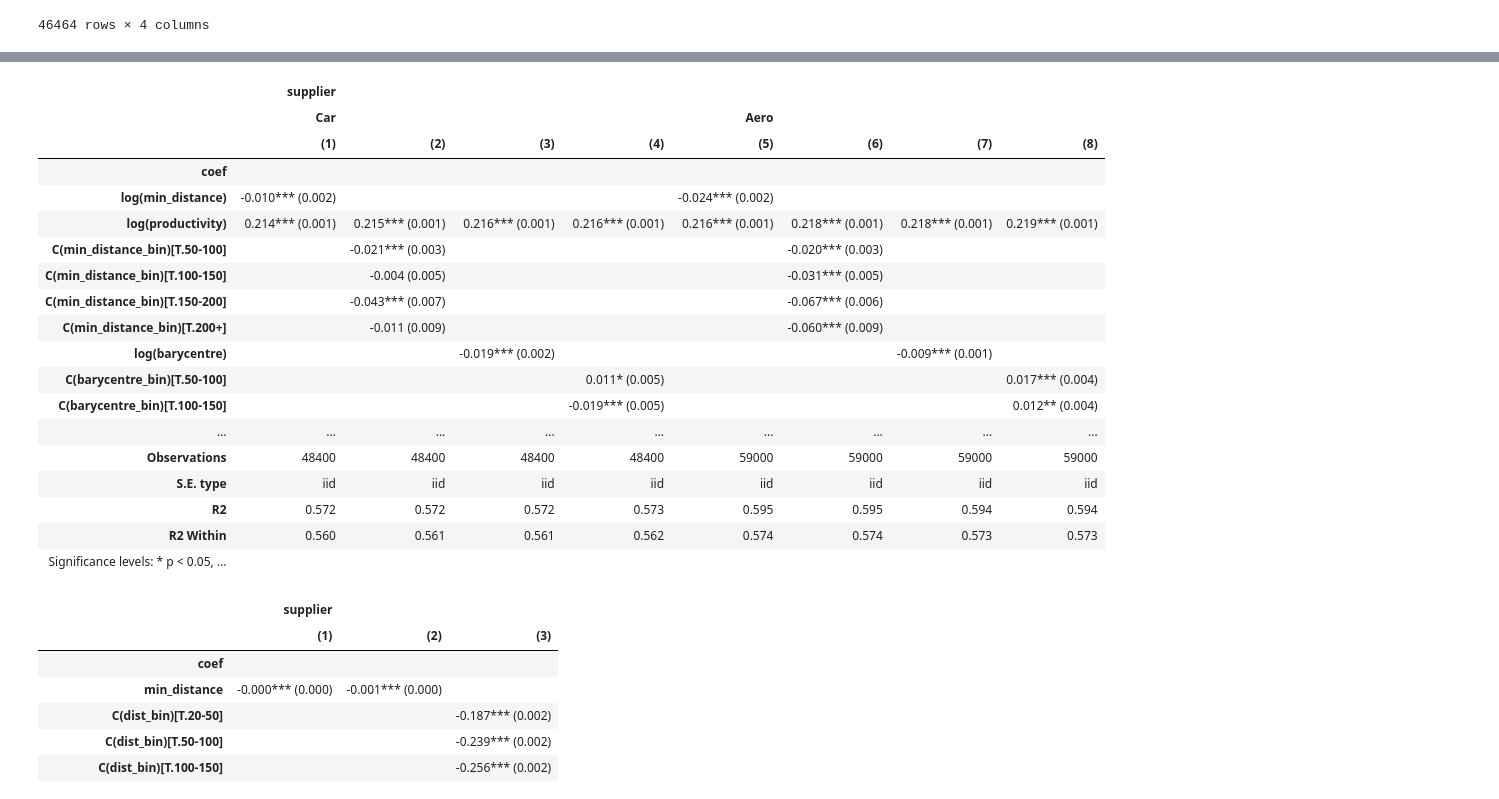
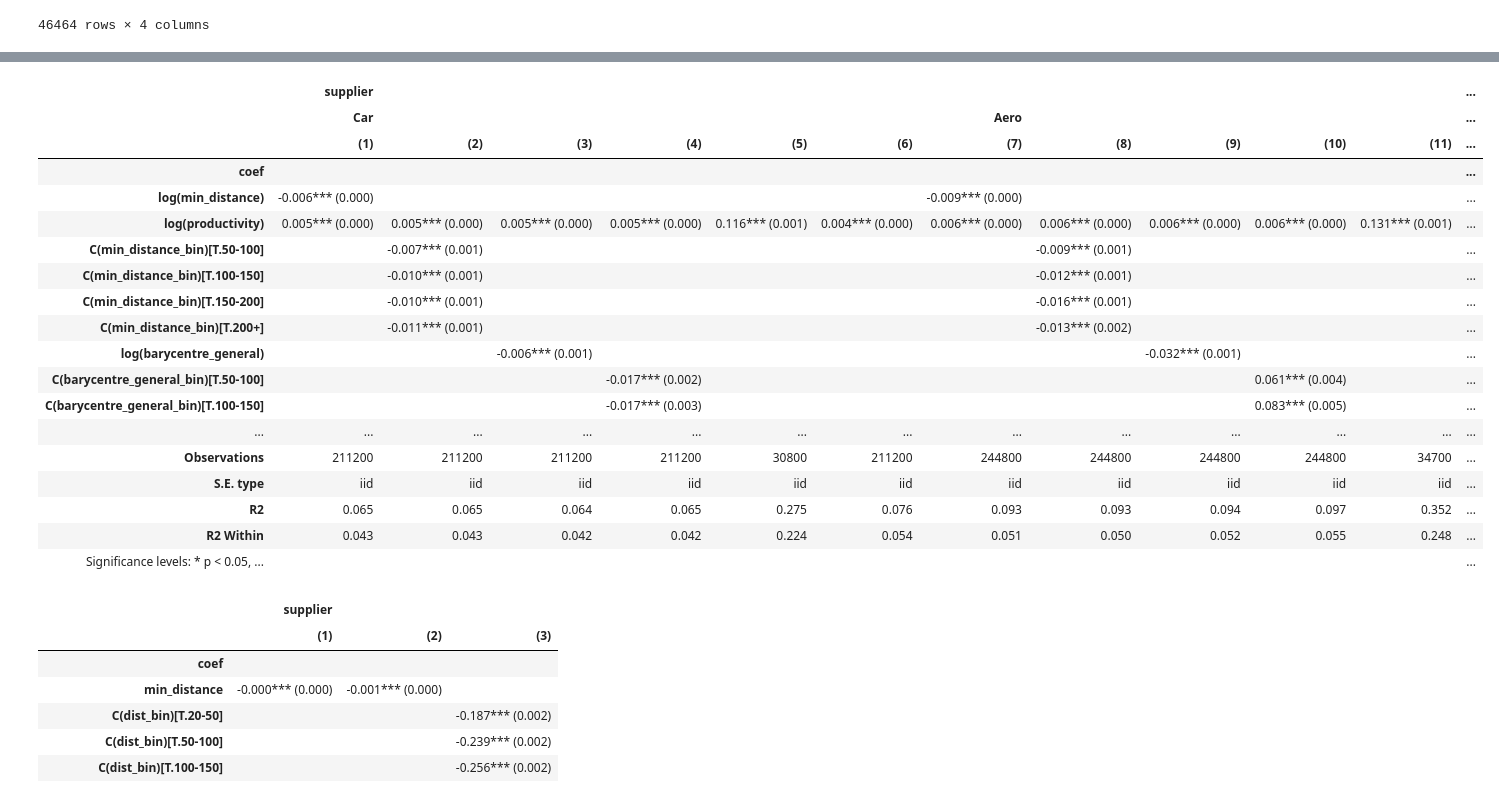
Before and after one commit to SwannChelly/SMM_Spatial_Comovement, a Jupyter notebook: analysis.ipynb, the cells around one changed output, grey strips where cells are left out. Saved outputs shown, nothing was run; the diff lists cells and outputs as text; code cells hidden in the pictures.

```diff
--- a/analysis.ipynb
+++ b/analysis.ipynb
@@ -1093,3 +1093,7 @@ D_r = D_r.drop_duplicates()
 | 557270 | 9317 | 8218 | 7 | 0.0 |
 | 557271 | 9317 | 8218 | 8 | 0.0 |
 46464 rows × 4 columns
+# %%
+
+suppliers = pd.read_parquet(f"../reporting_{industry}/suppliers.parquet")
+suppliers[['ze2010']]
@@ -1096,2 +1114,20 @@ D_r = D_r.drop_duplicates()
+# %%
+def get_norm(series):
+
+    cmap = plt.cm.viridis
+
+    if binarized_color:
+        upper = series.max()
+        edges = REG_BINS + [upper]
+        norm = BoundaryNorm(edges, cmap.N, clip=True)
+
+        tick_pos = [(edges[i] + edges[i+1]) / 2 for i in range(len(edges)-1)]
+        tick_labels = REG_LABELS
+    else:
+        norm = Normalize(vmin=series.min(), vmax=series.max())
+        tick_pos = None
+        tick_labels = None
+
+    return cmap, norm, tick_pos, tick_labels
 # %%
 # %% [output]
@@ -1111,6 +1136,0 @@ D_r = D_r.drop_duplicates()
-# %%
-data = load_industry_data(industry_dict[industry]['industry_label'], industry_dict[industry]['industry_name'])
-globals().update(data)  # In a script
-print(d)  # "C29A"
-filter_N_upstream_df.ze2010.nunique()
-data
@@ -1392,27 +1561,27 @@ def compute_delta(beta,max_distance):
     print(f"Fitted theta*delta (kappa): {theta * delta_fitted:.4f}")
     return delta_fitted
 # %%
-pf.etable(extensive,model_heads=['Car']*4 + ['Aero']*4)
+pf.etable(extensive,model_heads=['Car']*6 + ['Aero']*6)
 # %% [output]
-|  | supplier |  |  |  |  |  |  |  |
-|  | Car |  |  |  | Aero |  |  |  |
-|  | (1) | (2) | (3) | (4) | (5) | (6) | (7) | (8) |
-| coef |  |  |  |  |  |  |  |  |
-| log(min_distance) | -0.010*** (0.002) |  |  |  | -0.024*** (0.002) |  |  |  |
-| log(productivity) | 0.214*** (0.001) | 0.215*** (0.001) | 0.216*** (0.001) | 0.216*** (0.001) | 0.216*** (0.001) | 0.218*** (0.001) | 0.218*** (0.001) | 0.219*** (0.001) |
-| C(min_distance_bin)[T.50-100] |  | -0.021*** (0.003) |  |  |  | -0.020*** (0.003) |  |  |
-| C(min_distance_bin)[T.100-150] |  | -0.004 (0.005) |  |  |  | -0.031*** (0.005) |  |  |
-| C(min_distance_bin)[T.150-200] |  | -0.043*** (0.007) |  |  |  | -0.067*** (0.006) |  |  |
-| C(min_distance_bin)[T.200+] |  | -0.011 (0.009) |  |  |  | -0.060*** (0.009) |  |  |
-| log(barycentre) |  |  | -0.019*** (0.002) |  |  |  | -0.009*** (0.001) |  |
-| C(barycentre_bin)[T.50-100] |  |  |  | 0.011* (0.005) |  |  |  | 0.017*** (0.004) |
-| C(barycentre_bin)[T.100-150] |  |  |  | -0.019*** (0.005) |  |  |  | 0.012** (0.004) |
-| ... | ... | ... | ... | ... | ... | ... | ... | ... |
-| Observations | 48400 | 48400 | 48400 | 48400 | 59000 | 59000 | 59000 | 59000 |
-| S.E. type | iid | iid | iid | iid | iid | iid | iid | iid |
-| R2 | 0.572 | 0.572 | 0.572 | 0.573 | 0.595 | 0.595 | 0.594 | 0.594 |
-| R2 Within | 0.560 | 0.561 | 0.561 | 0.562 | 0.574 | 0.574 | 0.573 | 0.573 |
-| Significance levels: * p < 0.05, ... |  |  |  |  |  |  |  |  |
+|  | supplier |  |  |  |  |  |  |  |  |  |  | ... |
+|  | Car |  |  |  |  |  | Aero |  |  |  |  | ... |
+|  | (1) | (2) | (3) | (4) | (5) | (6) | (7) | (8) | (9) | (10) | (11) | ... |
+| coef |  |  |  |  |  |  |  |  |  |  |  | ... |
+| log(min_distance) | -0.006*** (0.000) |  |  |  |  |  | -0.009*** (0.000) |  |  |  |  | ... |
+| log(productivity) | 0.005*** (0.000) | 0.005*** (0.000) | 0.005*** (0.000) | 0.005*** (0.000) | 0.116*** (0.001) | 0.004*** (0.000) | 0.006*** (0.000) | 0.006*** (0.000) | 0.006*** (0.000) | 0.006*** (0.000) | 0.131*** (0.001) | ... |
+| C(min_distance_bin)[T.50-100] |  | -0.007*** (0.001) |  |  |  |  |  | -0.009*** (0.001) |  |  |  | ... |
+| C(min_distance_bin)[T.100-150] |  | -0.010*** (0.001) |  |  |  |  |  | -0.012*** (0.001) |  |  |  | ... |
+| C(min_distance_bin)[T.150-200] |  | -0.010*** (0.001) |  |  |  |  |  | -0.016*** (0.001) |  |  |  | ... |
+| C(min_distance_bin)[T.200+] |  | -0.011*** (0.001) |  |  |  |  |  | -0.013*** (0.002) |  |  |  | ... |
+| log(barycentre_general) |  |  | -0.006*** (0.001) |  |  |  |  |  | -0.032*** (0.001) |  |  | ... |
+| C(barycentre_general_bin)[T.50-100] |  |  |  | -0.017*** (0.002) |  |  |  |  |  | 0.061*** (0.004) |  | ... |
+| C(barycentre_general_bin)[T.100-150] |  |  |  | -0.017*** (0.003) |  |  |  |  |  | 0.083*** (0.005) |  | ... |
+| ... | ... | ... | ... | ... | ... | ... | ... | ... | ... | ... | ... | ... |
+| Observations | 211200 | 211200 | 211200 | 211200 | 30800 | 211200 | 244800 | 244800 | 244800 | 244800 | 34700 | ... |
+| S.E. type | iid | iid | iid | iid | iid | iid | iid | iid | iid | iid | iid | ... |
+| R2 | 0.065 | 0.065 | 0.064 | 0.065 | 0.275 | 0.076 | 0.093 | 0.093 | 0.094 | 0.097 | 0.352 | ... |
+| R2 Within | 0.043 | 0.043 | 0.042 | 0.042 | 0.224 | 0.054 | 0.051 | 0.050 | 0.052 | 0.055 | 0.248 | ... |
+| Significance levels: * p < 0.05, ... |  |  |  |  |  |  |  |  |  |  |  | ... |
 # %%
 pf.etable(extensive)
 # %% [output]
```
Also changed, not shown: parts of 19 cells of this notebook, 2 other files.
